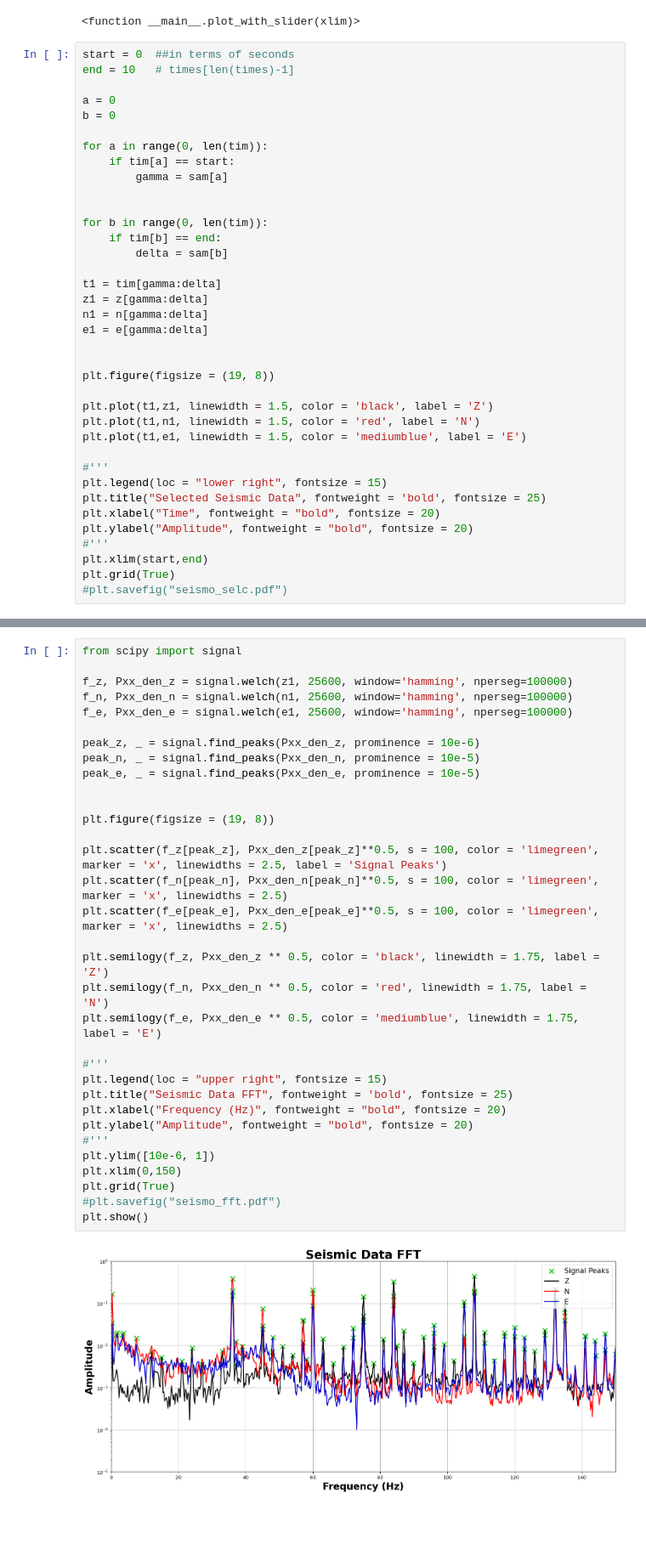
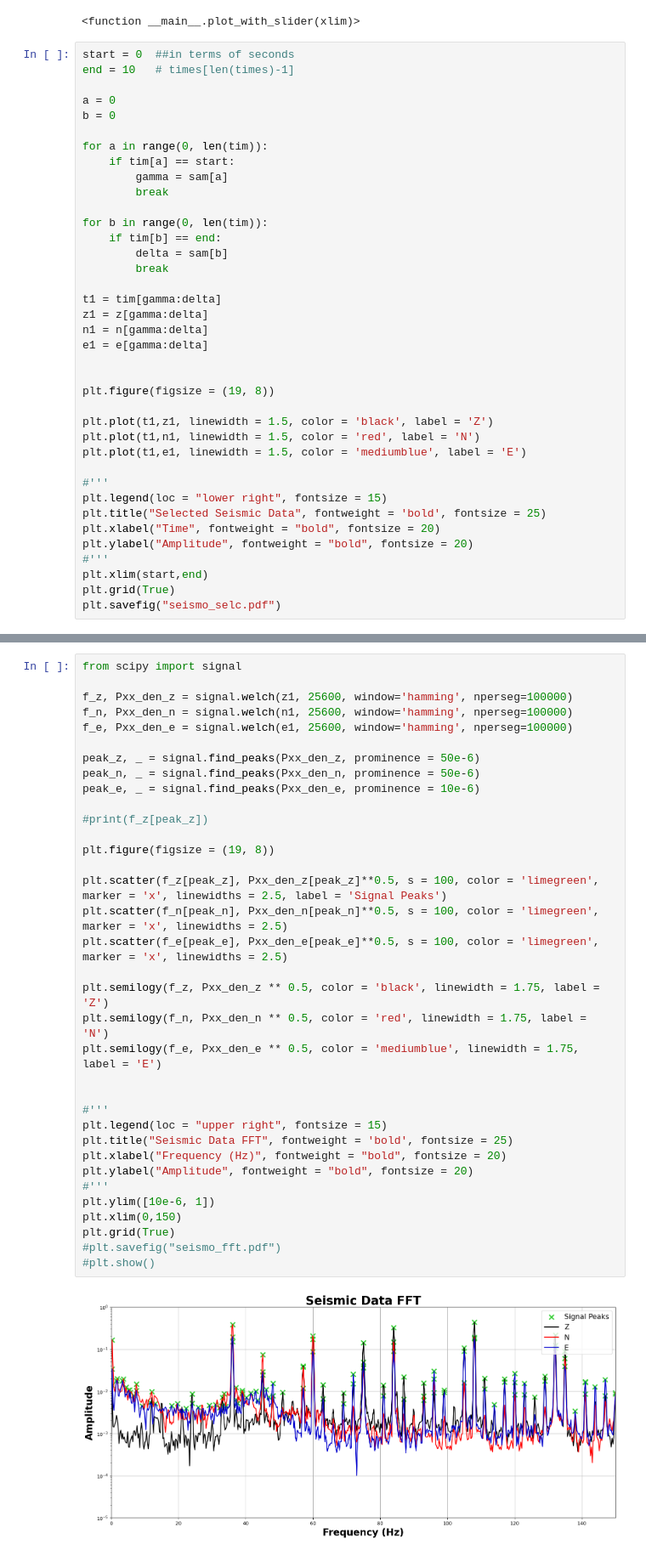
Before and after one commit to EquivocalBeing/CE_code, a Jupyter notebook: Webdaq_Test.ipynb, the cells around one changed output, grey strips where cells are left out. Shown: that part at 85% size. Drawn from its saved outputs; the diff is of its cells as text; blank space fills up the shorter version.

```diff
--- a/Webdaq_Test.ipynb
+++ b/Webdaq_Test.ipynb
@@ -154,11 +167,12 @@ b = 0
 for a in range(0, len(tim)):
     if tim[a] == start:
         gamma = sam[a]
-
+        break
 
 for b in range(0, len(tim)):
     if tim[b] == end:
         delta = sam[b]
+        break
 
 t1 = tim[gamma:delta]
 z1 = z[gamma:delta]
@@ -180,41 +194,43 @@ plt.ylabel("Amplitude", fontweight = "bold", fontsize = 20)
 #'''
 plt.xlim(start,end)
 plt.grid(True)
-#plt.savefig("seismo_selc.pdf")
+plt.savefig("seismo_selc.pdf")
 # %% [output]
 [figure]
 # %%
 from scipy import signal
 
 f_z, Pxx_den_z = signal.welch(z1, 25600, window='hamming', nperseg=100000)
 f_n, Pxx_den_n = signal.welch(n1, 25600, window='hamming', nperseg=100000)
 f_e, Pxx_den_e = signal.welch(e1, 25600, window='hamming', nperseg=100000)
 
-peak_z, _ = signal.find_peaks(Pxx_den_z, prominence = 10e-6)
-peak_n, _ = signal.find_peaks(Pxx_den_n, prominence = 10e-5)
-peak_e, _ = signal.find_peaks(Pxx_den_e, prominence = 10e-5)
+peak_z, _ = signal.find_peaks(Pxx_den_z, prominence = 50e-6)
+peak_n, _ = signal.find_peaks(Pxx_den_n, prominence = 50e-6)
+peak_e, _ = signal.find_peaks(Pxx_den_e, prominence = 10e-6)
 
+#print(f_z[peak_z])
 
 plt.figure(figsize = (19, 8))
 
 plt.scatter(f_z[peak_z], Pxx_den_z[peak_z]**0.5, s = 100, color = 'limegreen', marker = 'x', linewidths = 2.5, label = 'Signal Peaks')
 plt.scatter(f_n[peak_n], Pxx_den_n[peak_n]**0.5, s = 100, color = 'limegreen', marker = 'x', linewidths = 2.5)
 plt.scatter(f_e[peak_e], Pxx_den_e[peak_e]**0.5, s = 100, color = 'limegreen', marker = 'x', linewidths = 2.5)
 
 plt.semilogy(f_z, Pxx_den_z ** 0.5, color = 'black', linewidth = 1.75, label = 'Z')
 plt.semilogy(f_n, Pxx_den_n ** 0.5, color = 'red', linewidth = 1.75, label = 'N')
 plt.semilogy(f_e, Pxx_den_e ** 0.5, color = 'mediumblue', linewidth = 1.75, label = 'E')
 
+
 #'''
 plt.legend(loc = "upper right", fontsize = 15)
 plt.title("Seismic Data FFT", fontweight = 'bold', fontsize = 25)
 plt.xlabel("Frequency (Hz)", fontweight = "bold", fontsize = 20)
 plt.ylabel("Amplitude", fontweight = "bold", fontsize = 20)
 #'''
 plt.ylim([10e-6, 1])
 plt.xlim(0,150)
 plt.grid(True)
 #plt.savefig("seismo_fft.pdf")
-plt.show()
+#plt.show()
 # %% [output]
-[figure, old version]
+[figure, new version]
```
Also changed, not shown: parts of 5 cells of this notebook.
